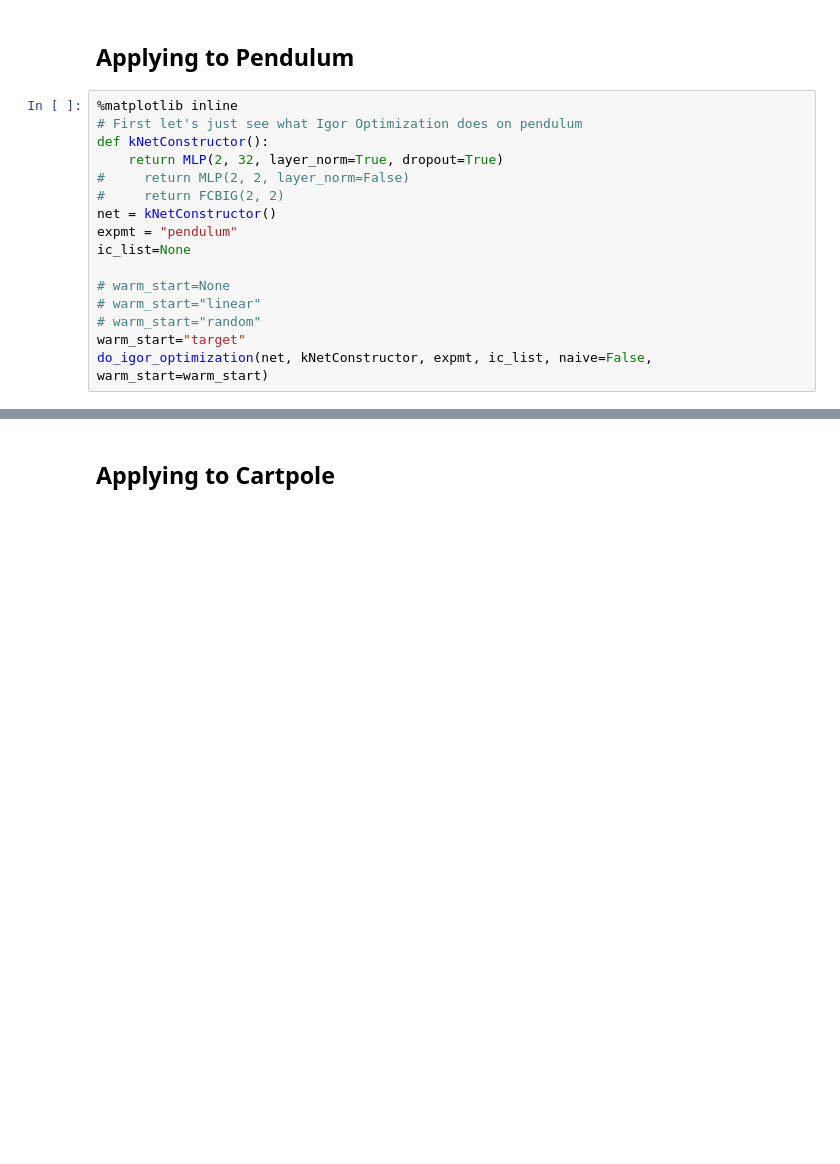
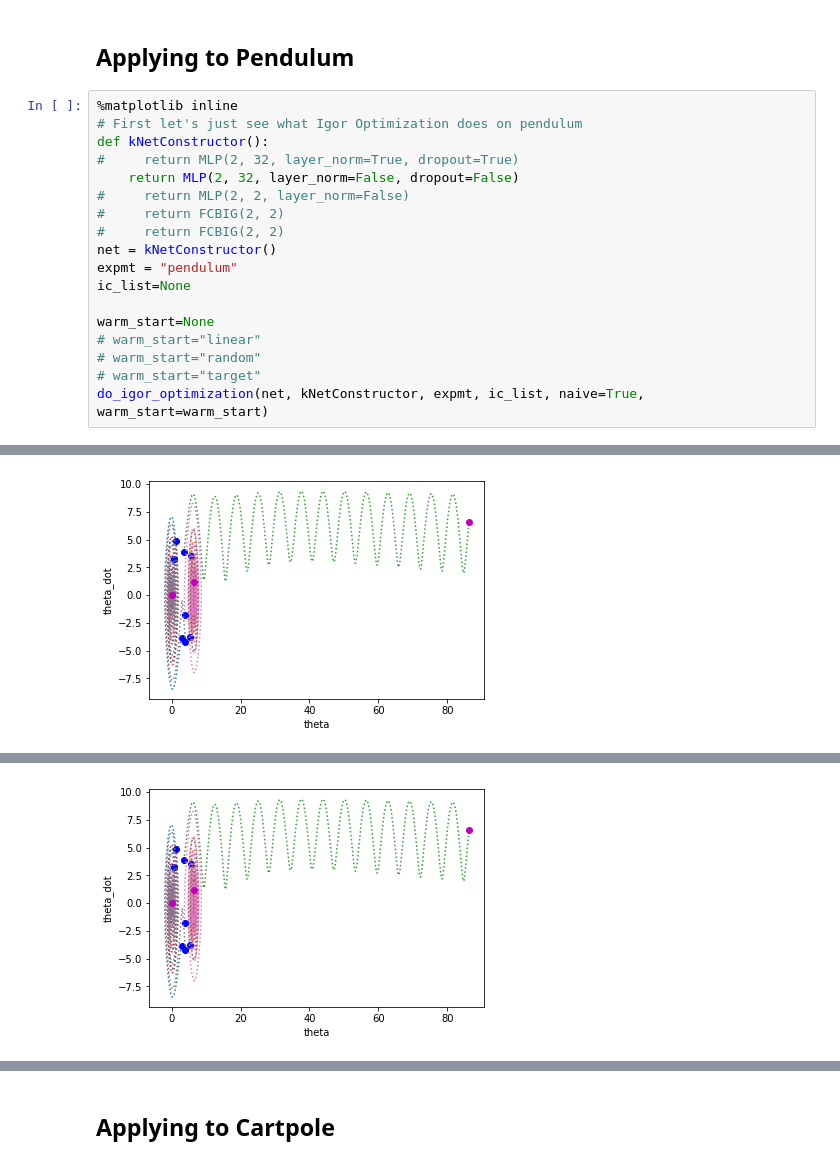
Before and after one commit to robert-verkuil/drake-pytorch, a Jupyter notebook: python/Igor + DL (prong 2).ipynb, the cells around one changed output, grey strips where cells are left out. Saved outputs shown, nothing was run; the diff lists cells and outputs as text; blank space fills up the shorter version.

```diff
--- a/python/Igor + DL (prong 2).ipynb
+++ b/python/Igor + DL (prong 2).ipynb
@@ -36,16 +36,18 @@ from igor import (
 %matplotlib inline
 # First let's just see what Igor Optimization does on pendulum
 def kNetConstructor():
-    return MLP(2, 32, layer_norm=True, dropout=True)
+#     return MLP(2, 32, layer_norm=True, dropout=True)
+    return MLP(2, 32, layer_norm=False, dropout=False)
 #     return MLP(2, 2, layer_norm=False)
+#     return FCBIG(2, 2)
 #     return FCBIG(2, 2)
 net = kNetConstructor()
 expmt = "pendulum"
 ic_list=None
 
-# warm_start=None
+warm_start=None
 # warm_start="linear"
 # warm_start="random"
-warm_start="target"
-do_igor_optimization(net, kNetConstructor, expmt, ic_list, naive=False, warm_start=warm_start)
+# warm_start="target"
+do_igor_optimization(net, kNetConstructor, expmt, ic_list, naive=True, warm_start=warm_start)
 # %% [output]
@@ -58,0 +71 @@ finished warm start
+[figure, added]
@@ -58,0 +89 @@ finished warm start
+[figure, added]
```
Also changed, not shown: parts of 2 cells of this notebook, 9 other files.
